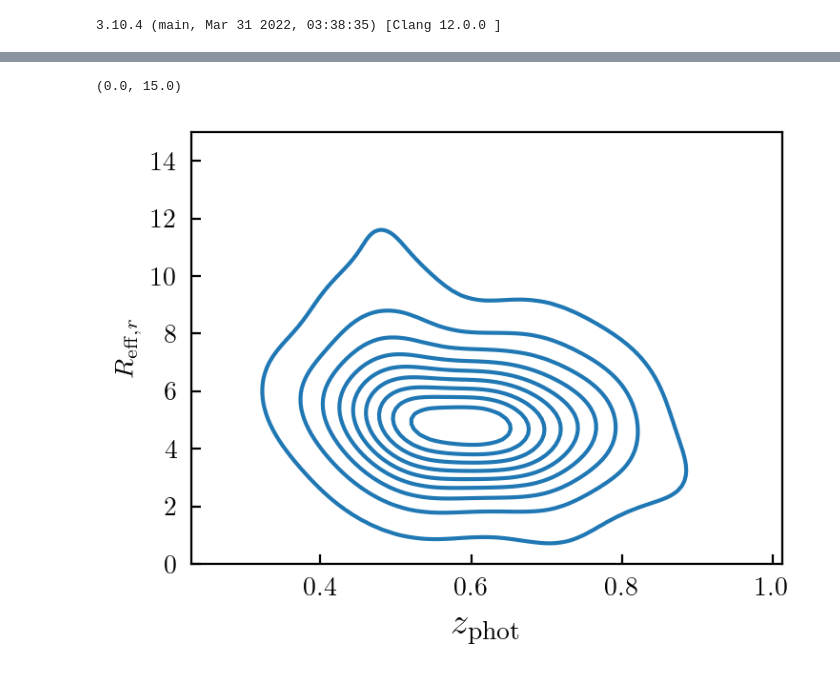
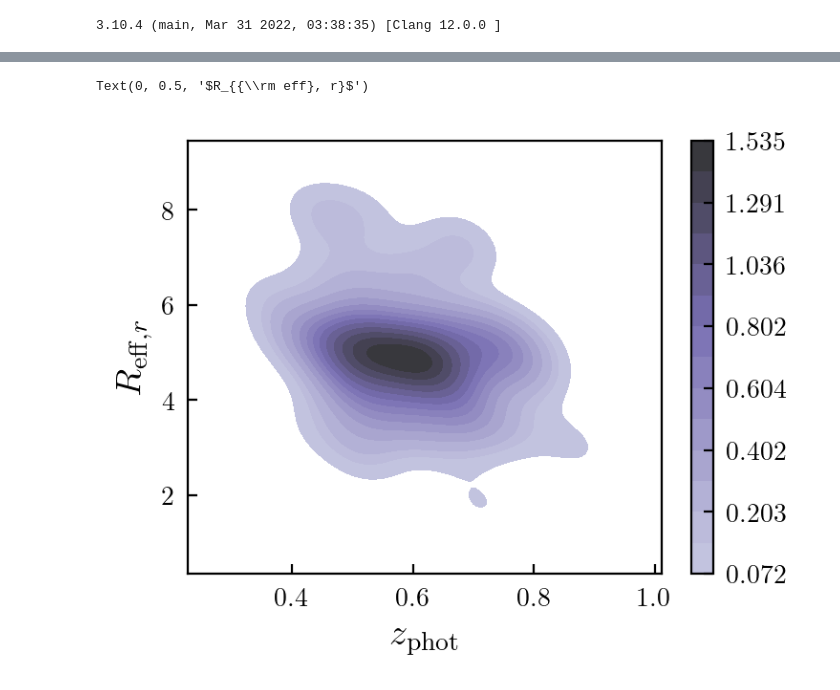
Before and after one commit to apcloonan/galaxy-galaxy-sel, a Jupyter notebook: sample_redmagic.ipynb, the cells around one changed output, grey strips where cells are left out. Cells and saved outputs as stored; diff of their text form; code cells hidden in the pictures.

```diff
--- a/sample_redmagic.ipynb
+++ b/sample_redmagic.ipynb
@@ -58,11 +58,15 @@ print(max_ind)
 # %%
 
 fig, ax = plt.subplots(1,1, figsize=(4,3))
 
-sns.kdeplot(x=photo_z, y=reff_r, ax=ax)
+test = sns.kdeplot(x=photo_z, y=reff_r, ax=ax
+                   , cmap="Purples_d",cbar=True, shade=True
+                   , levels=15
+                  )
+#test = ax.scatter(photo_z, reff_r)
 ax.set_xlabel(r'$z_{\rm phot}$', fontsize=14)
-ax.set_ylabel(r'$R_{{\rm eff}, r}$')
-ax.set_ylim(0,15)
+ax.set_ylabel(r'$R_{{\rm eff}, r}$', fontsize=14)
+#ax.set_ylim(0,15)
 # %% [output]
-(0.0, 15.0)
+Text(0, 0.5, '$R_{{\\rm eff}, r}$')
-[figure, old version]
+[figure, new version]
```
Also changed, not shown: parts of 4 cells of this notebook.
